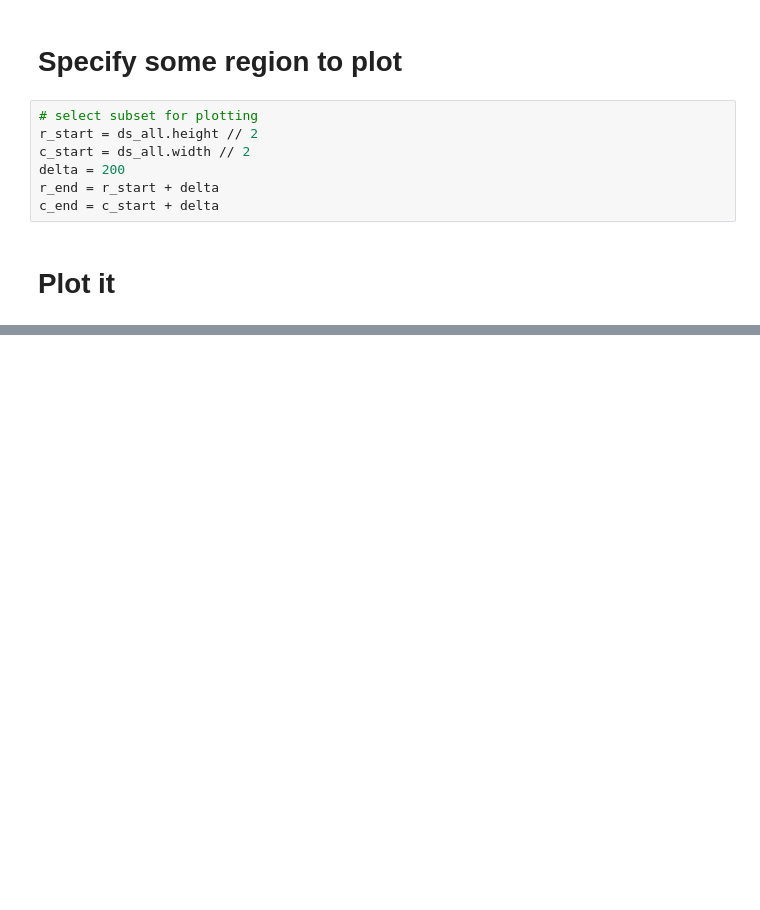
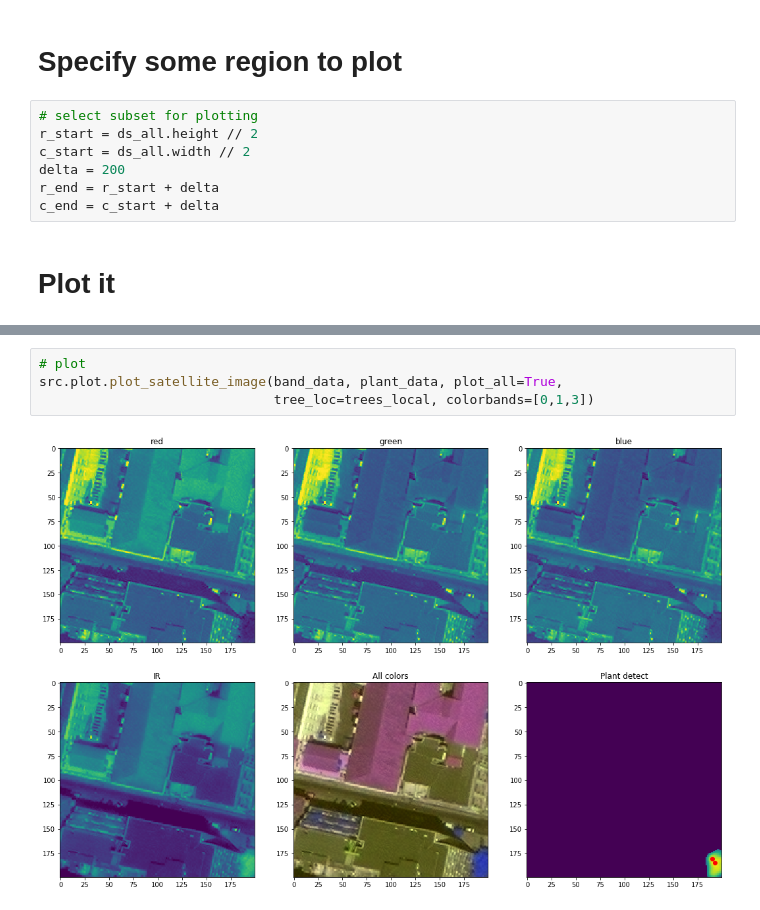
Before and after one commit to mstefferson/Canopy, a Jupyter notebook: notebooks/plot_example.ipynb, the cells around one changed output, grey strips where cells are left out. Drawn from its saved outputs; the diff is of its cells as text; blank space fills up the shorter version.

```diff
--- a/notebooks/plot_example.ipynb
+++ b/notebooks/plot_example.ipynb
@@ -40,0 +42,6 @@ src.plot.plot_satellite_image(band_data, plant_data, plot_all=False, tree_loc=No
+# %%
+# plot
+src.plot.plot_satellite_image(band_data, plant_data, plot_all=True,
+                              tree_loc=trees_local, colorbands=[0,1,3])
+# %% [output]
+[figure, added]
```
Also changed, not shown: parts of 1 cell of this notebook, 5 other files.
